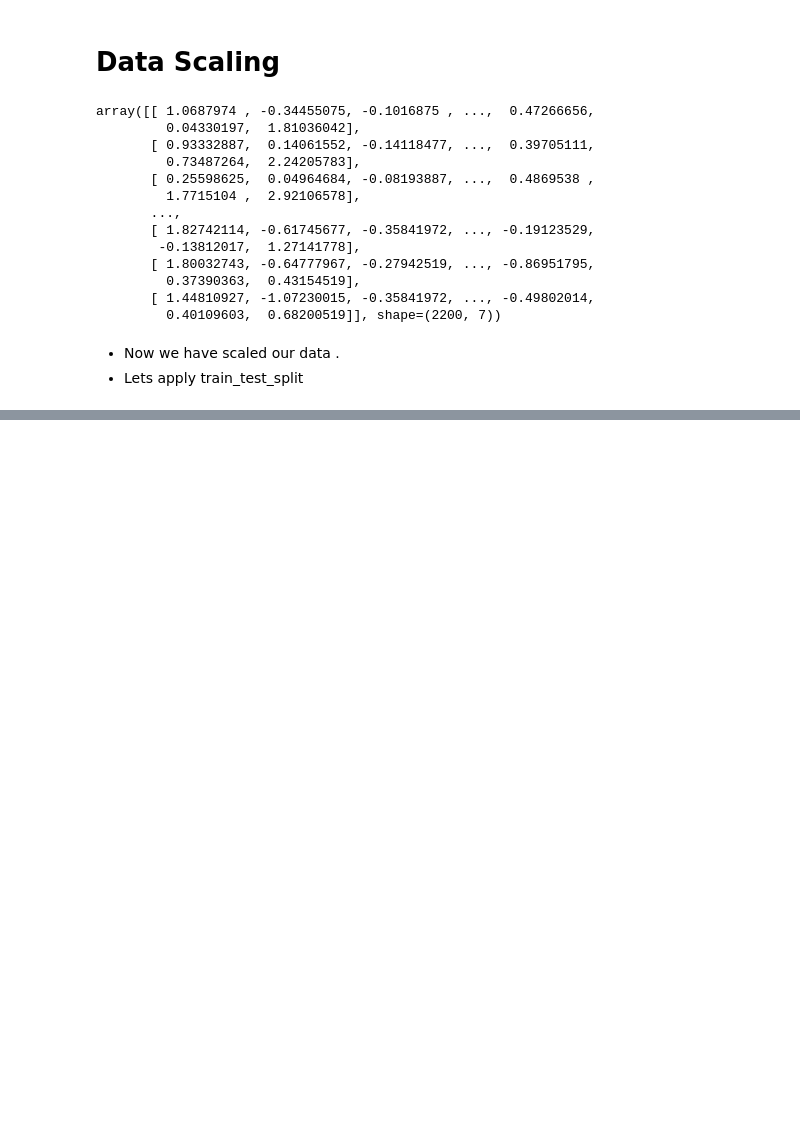
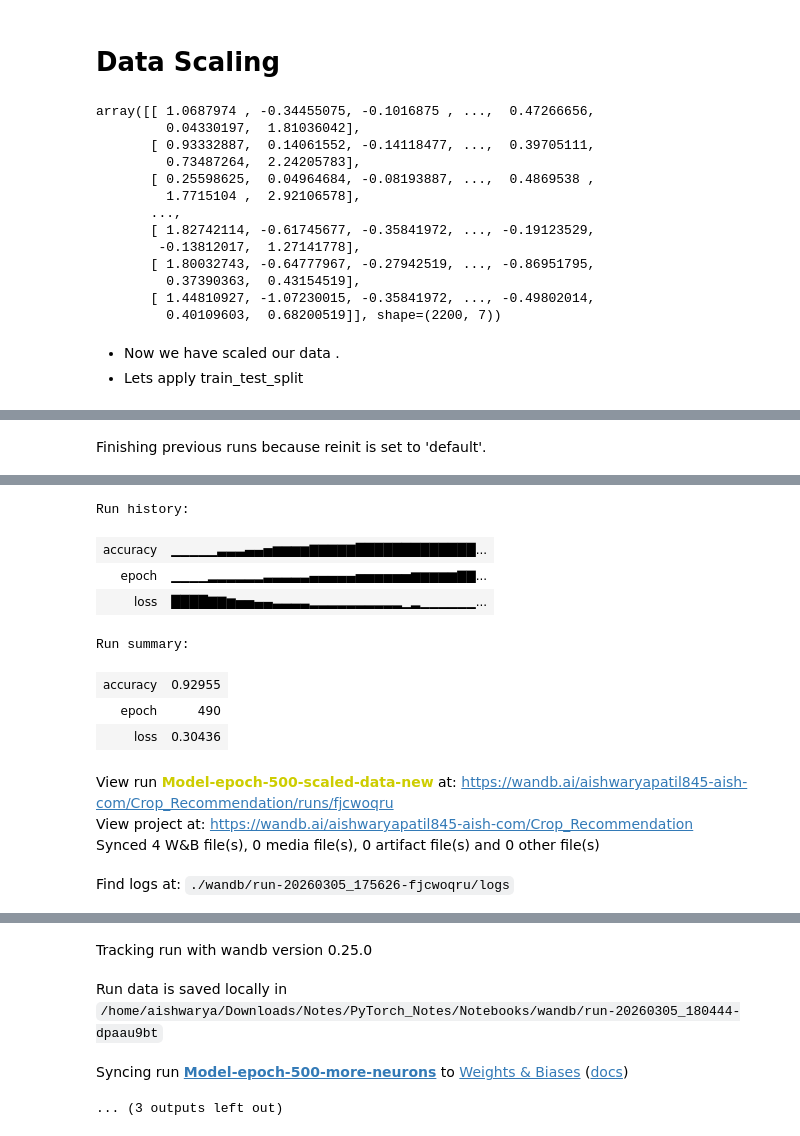
Before and after one commit to Aishwarya240/Pytorch_Notes, a Jupyter notebook: Notebooks/Crop recommendation model.ipynb, the cells around one changed output, grey strips where cells are left out. Saved outputs shown, nothing was run; the diff lists cells and outputs as text; code cells hidden in the pictures; blank space fills up the shorter version.

```diff
--- a/Notebooks/Crop recommendation model.ipynb
+++ b/Notebooks/Crop recommendation model.ipynb
@@ -545,0 +538,2 @@ Epoch:  490 Loss value:  0.2990646958351135
+# %%
+X_train, X_test, y_train, y_test = train_test_split(X_scaled_tensors, y_tensors, test_size=0.2, random_state=42)
@@ -545,0 +602,43 @@ Epoch:  490 Loss value:  0.2990646958351135
+# %%
+model = CropRecommendationModelMoreNeurons()
+optimizer = torch.optim.Adam(model.parameters(), lr=0.001)
+# %%
+
+run = wandb.init(
+    # Set the wandb entity where your project will be logged (generally your team name).
+    entity="aishwaryapatil845-aish-com",
+    # Set the wandb project where this run will be logged.
+    project="Crop_Recommendation",
+    name="Model-epoch-500-more-neurons",
+    # Track hyperparameters and run metadata.
+    config={
+        "learning_rate": 0.001,
+        "architecture": "FNN",
+        "dataset": "crop_recommndation",
+        "epochs": 500,
+    },
+)
+
+# Training loop
+epoches = 500
+
+for epoch in range(epoches):
+    model.train()
+
+    out = model(X_train)
+    loss = loss_function(out, y_train)
+
+    optimizer.zero_grad()
+    loss.backward()
+    optimizer.step()
+
+    # accuracy
+    model.eval()
+    y_pred = model(X_test).argmax(dim=1)
+    acc = accuracy_score(y_test, y_pred)
+
+    if epoch % 10 == 0 :
+        print("Epoch: ", epoch, "Loss value: ", loss.item())
+        run.log({"loss": loss.item(), "epoch": epoch, "accuracy": acc})
+# %% [output]
+Finishing previous runs because reinit is set to 'default'.
@@ -545,0 +646,12 @@ Epoch:  490 Loss value:  0.2990646958351135
+Run history:
+| accuracy | ▁▁▁▁▁▃▃▃▄▄▅▆▆▆▆▇▇▇▇▇█████████████... |
+| epoch | ▁▁▁▁▂▂▂▂▂▂▃▃▃▃▃▄▄▄▄▄▅▅▅▅▅▅▆▆▆▆▆▇▇... |
+| loss | ████▇▇▆▅▅▄▄▃▃▃▃▂▂▂▂▂▂▂▂▂▂▁▂▁▁▁▁▁▁... |
+Run summary:
+| accuracy | 0.92955 |
+| epoch | 490 |
+| loss | 0.30436 |
+View run Model-epoch-500-scaled-data-new at: https://wandb.ai/aishwaryapatil845-aish-com/Crop_Recommendation/runs/fjcwoqru
+View project at: https://wandb.ai/aishwaryapatil845-aish-com/Crop_Recommendation
+Synced 4 W&B file(s), 0 media file(s), 0 artifact file(s) and 0 other file(s)
+Find logs at: ./wandb/run-20260305_175626-fjcwoqru/logs
@@ -545,0 +659,4 @@ Epoch:  490 Loss value:  0.2990646958351135
+Tracking run with wandb version 0.25.0
+Run data is saved locally in /home/aishwarya/Downloads/Notes/PyTorch_Notes/Notebooks/wandb/run-20260305_180444-dpaau9bt
+Syncing run Model-epoch-500-more-neurons to Weights & Biases (docs)
+... (3 outputs left out)
```
Also changed, not shown: parts of 9 cells of this notebook, 38 other files.
